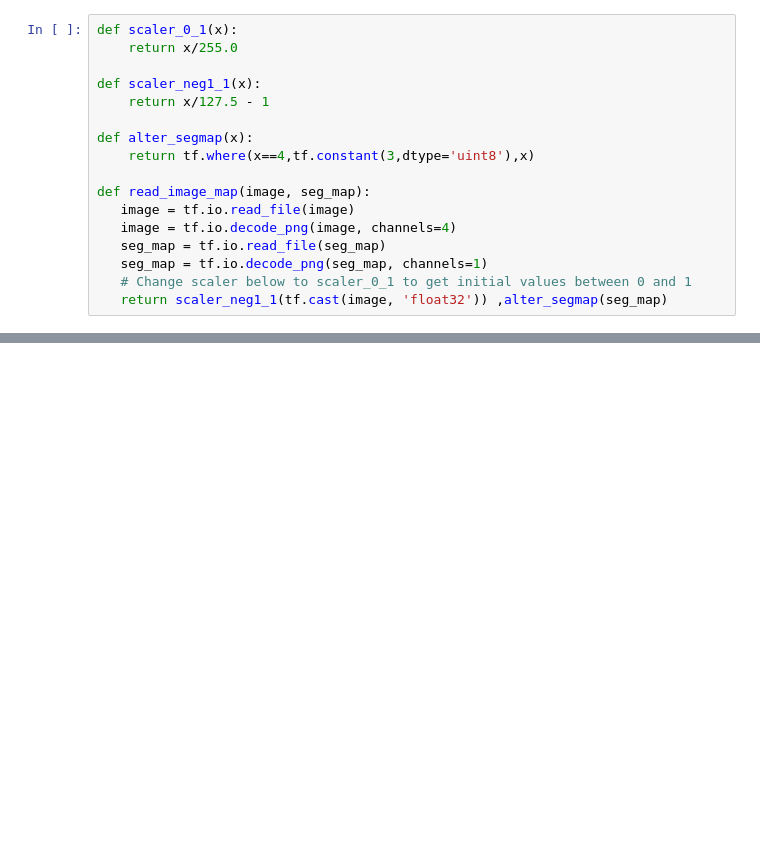
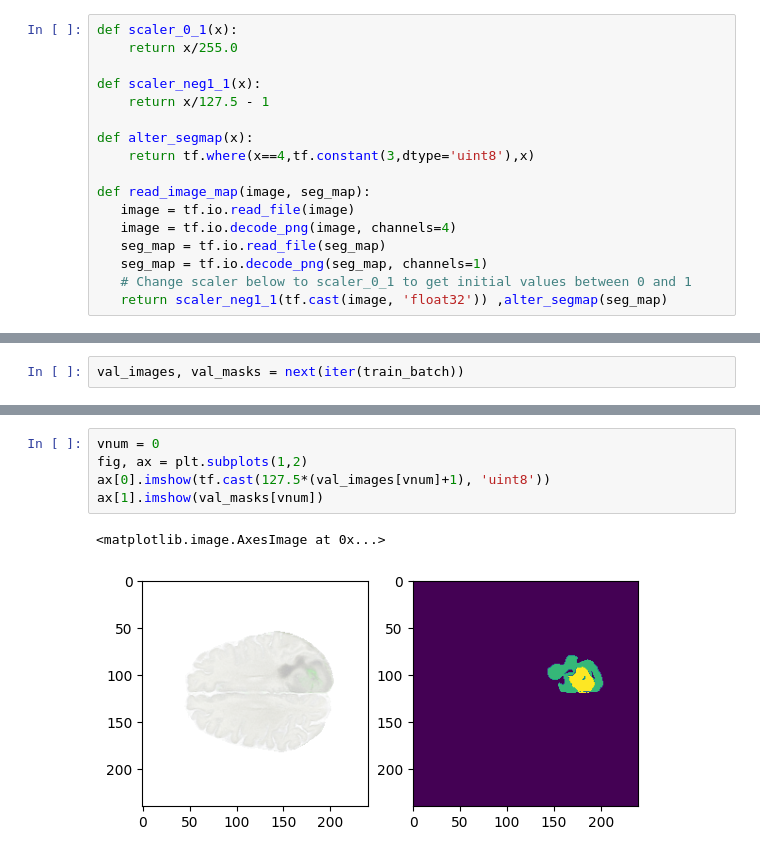
Before and after one commit to Krissi123/Braintumor-Segmentation, a Jupyter notebook: test_create_ondisk_seg_ds.ipynb, the cells around one changed output, grey strips where cells are left out. Cells and saved outputs as stored; diff of their text form; blank space fills up the shorter version.

```diff
--- a/test_create_ondisk_seg_ds.ipynb
+++ b/test_create_ondisk_seg_ds.ipynb
@@ -89,0 +100,2 @@ ax[1].imshow(masks[num])
+# %%
+val_images, val_masks = next(iter(train_batch))
@@ -89,0 +104,8 @@ ax[1].imshow(masks[num])
+# %%
+vnum = 0
+fig, ax = plt.subplots(1,2)
+ax[0].imshow(tf.cast(127.5*(val_images[vnum]+1), 'uint8'))
+ax[1].imshow(val_masks[vnum])
+# %% [output]
+<matplotlib.image.AxesImage at 0x...>
+[figure, added]
```
Also changed, not shown: parts of 7 cells of this notebook.
